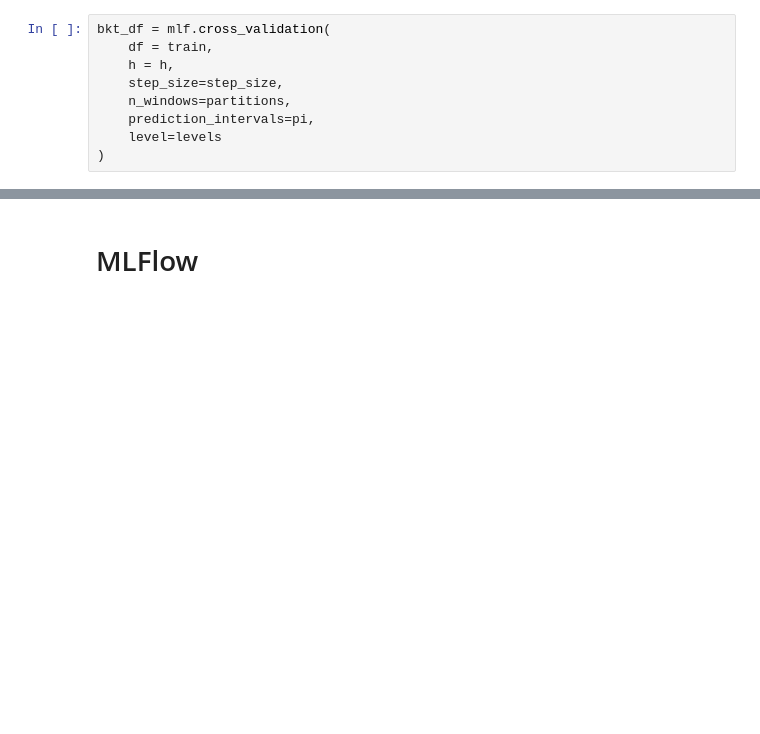
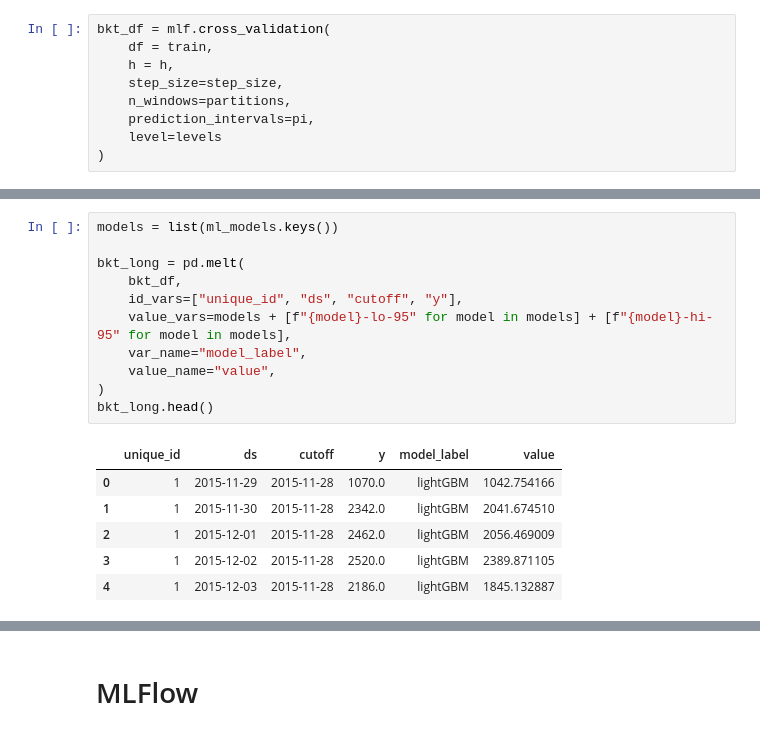
Before and after one commit to aizhanmaksatbek/forecasting_service, a Jupyter notebook: experiment/experiment.ipynb, the cells around one changed output, grey strips where cells are left out. Saved outputs shown, nothing was run; the diff lists cells and outputs as text; blank space fills up the shorter version.

```diff
--- a/experiment/experiment.ipynb
+++ b/experiment/experiment.ipynb
@@ -120,0 +153,18 @@ bkt_df.head()
+# %%
+models = list(ml_models.keys())
+
+bkt_long = pd.melt(
+    bkt_df,
+    id_vars=["unique_id", "ds", "cutoff", "y"],
+    value_vars=models + [f"{model}-lo-95" for model in models] + [f"{model}-hi-95" for model in models],
+    var_name="model_label",
+    value_name="value",
+)
+bkt_long.head()
+# %% [output]
+|  | unique_id | ds | cutoff | y | model_label | value |
+| 0 | 1 | 2015-11-29 | 2015-11-28 | 1070.0 | lightGBM | 1042.754166 |
+| 1 | 1 | 2015-11-30 | 2015-11-28 | 2342.0 | lightGBM | 2041.674510 |
+| 2 | 1 | 2015-12-01 | 2015-11-28 | 2462.0 | lightGBM | 2056.469009 |
+| 3 | 1 | 2015-12-02 | 2015-11-28 | 2520.0 | lightGBM | 2389.871105 |
+| 4 | 1 | 2015-12-03 | 2015-11-28 | 2186.0 | lightGBM | 1845.132887 |
```
Also changed, not shown: parts of 10 cells of this notebook, 1 other file.
